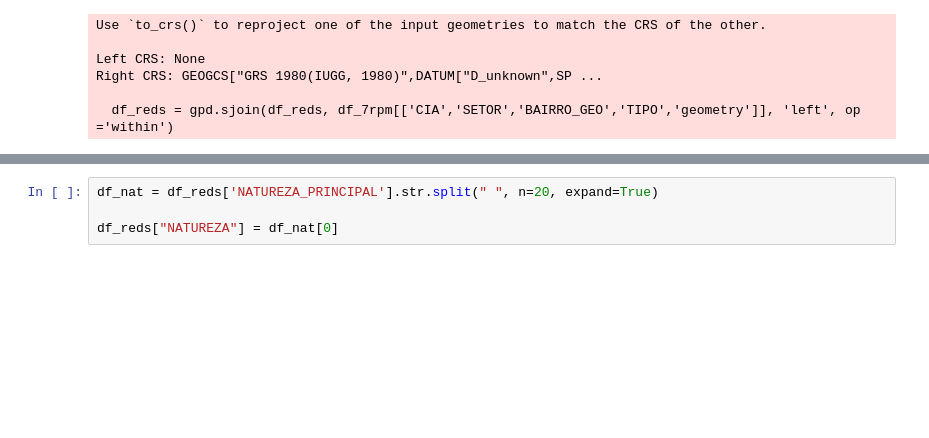
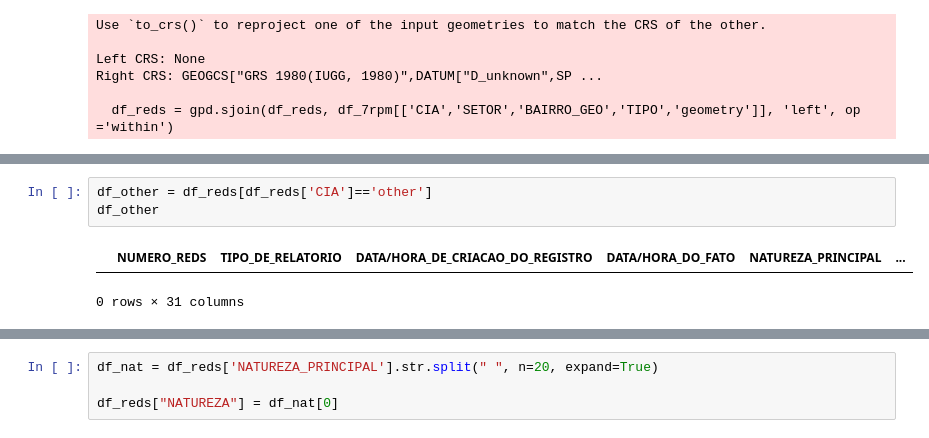
Before and after one commit to evandromaster/gdo-geopandas, a Jupyter notebook: df_transacional.ipynb, the cells around one changed output, grey strips where cells are left out. Saved outputs shown, nothing was run; the diff lists cells and outputs as text; blank space fills up the shorter version.

```diff
--- a/df_transacional.ipynb
+++ b/df_transacional.ipynb
@@ -253,0 +351,6 @@ df_reds
+# %%
+df_other = df_reds[df_reds['CIA']=='other']
+df_other
+# %% [output]
+|  | NUMERO_REDS | TIPO_DE_RELATORIO | DATA/HORA_DE_CRIACAO_DO_REGISTRO | DATA/HORA_DO_FATO | NATUREZA_PRINCIPAL | ... |
+0 rows × 31 columns
```
Also changed, not shown: parts of 33 cells of this notebook, 6 other files.
